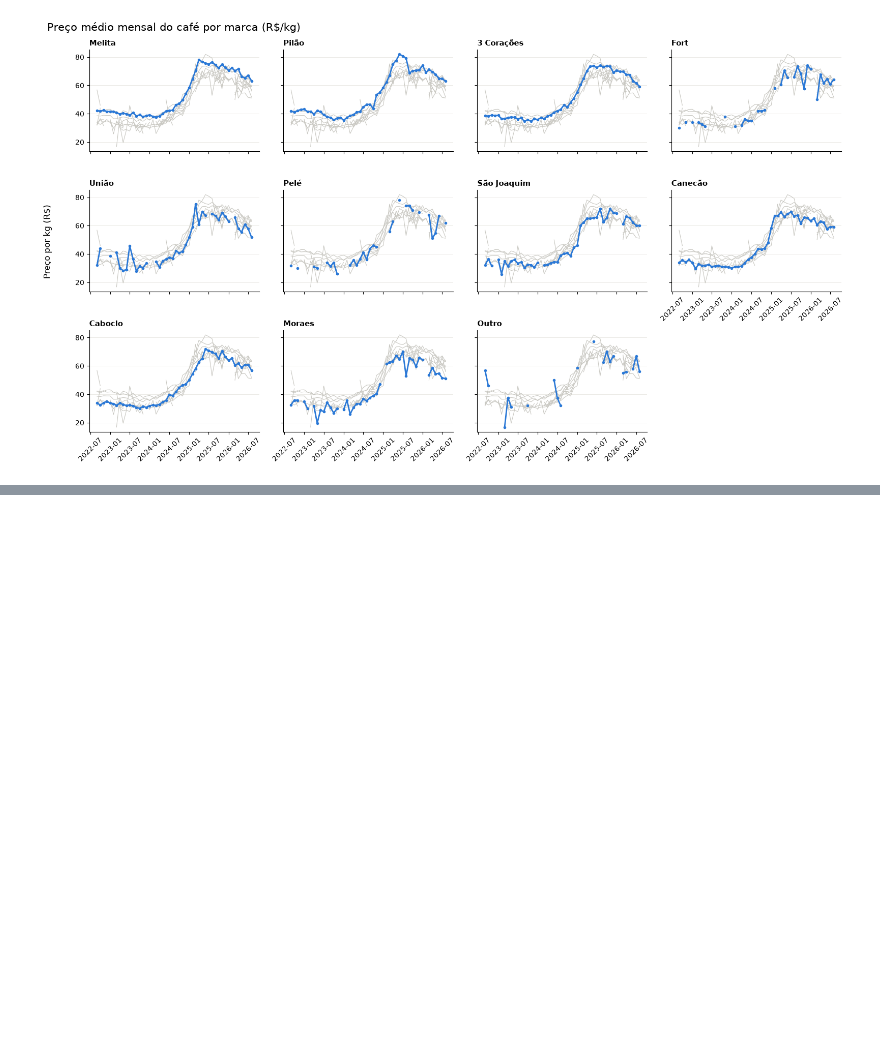
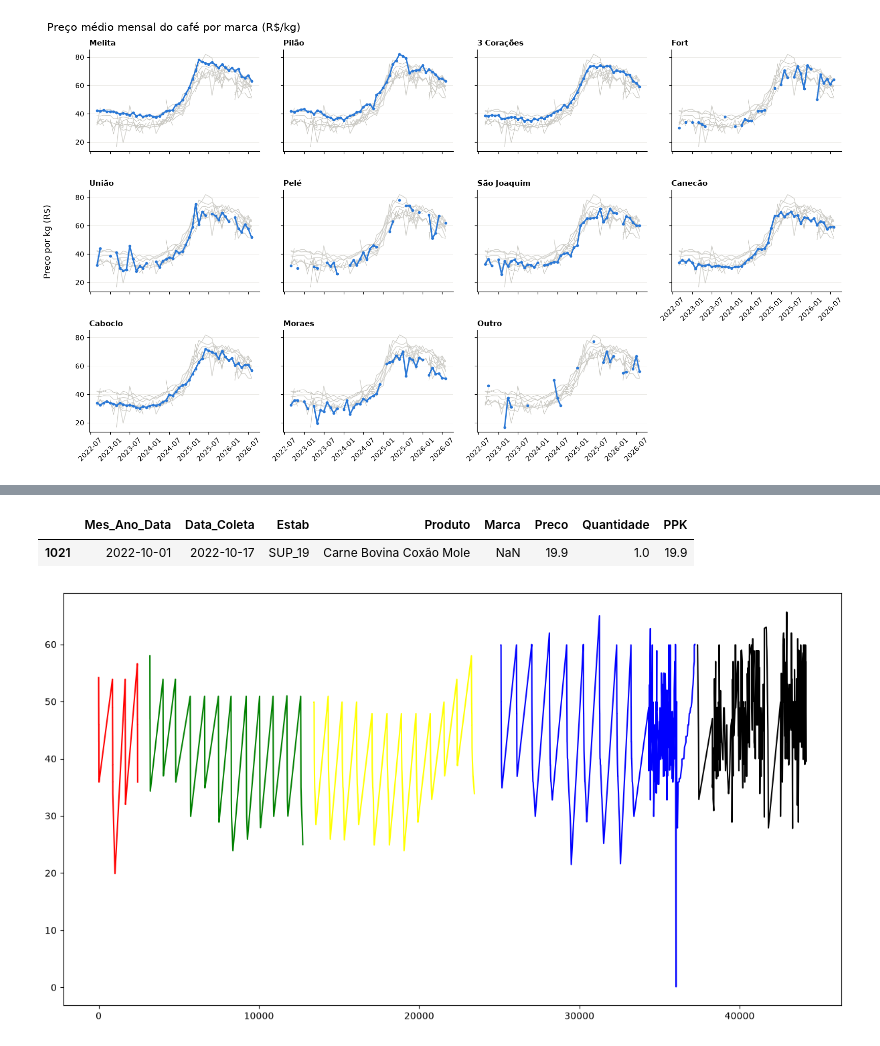
Before and after one commit to Teus-Andrezana/dados_cesta_basica, a Jupyter notebook: notebooks/cesta_basica.ipynb, the cells around one changed output, grey strips where cells are left out. Saved outputs shown, nothing was run; the diff lists cells and outputs as text; code cells hidden in the pictures; blank space fills up the shorter version.

```diff
--- a/notebooks/cesta_basica.ipynb
+++ b/notebooks/cesta_basica.ipynb
@@ -250,0 +253,3 @@ plt.show()
+# %%
+years = df["Mes_Ano_Data"].dt.year.unique()
+years
@@ -250,0 +278,26 @@ plt.show()
+# %%
+carnes = ['Carne Bovina Coxão Mole','Carne Bovina Acem','Frango Peito','Carne Suína Pernil',        'Frango Sobrecoxa',
+    'Carne Bovina Músculo',    'Carne Bovina Patinho',
+    'Carne Bovina Alcatra',                              'Carne Acem',
+        'Carne Coxão Mole',
+            'Carne Pernil',                  'Pernil']
+carnes_sem_frango = ['Carne Bovina Coxão Mole','Carne Bovina Acem','Carne Suína Pernil',
+    'Carne Bovina Músculo',    'Carne Bovina Patinho',
+    'Carne Bovina Alcatra',                              'Carne Acem',
+        'Carne Coxão Mole',
+            'Carne Pernil',                  'Pernil']
+so_bonivno = ['Carne Bovina Coxão Mole','Carne Bovina Acem',
+    'Carne Bovina Músculo',    'Carne Bovina Patinho',
+    'Carne Bovina Alcatra',                              'Carne Acem']
+# %%
+df[df["Mes_Ano_Data"].dt.year == 2022][df["Produto"].isin(so_bonivno)][df["Preco"]<30]
+# %% [output]
+|  | Mes_Ano_Data | Data_Coleta | Estab | Produto | Marca | Preco | Quantidade | PPK |
+| 1021 | 2022-10-01 | 2022-10-17 | SUP_19 | Carne Bovina Coxão Mole | NaN | 19.9 | 1.0 | 19.9 |
+# %%
+color = ["red", "green", "yellow", "blue", "black"]
+plt.figure(figsize = (15, 8))
+for c, y in enumerate(years):
+    plt.plot(df[df["Mes_Ano_Data"].dt.year == y][df["Produto"].isin(so_bonivno)]["Preco"], color[c])
+# %% [output]
+[figure, added]
```
Also changed, not shown: parts of 12 cells of this notebook.
